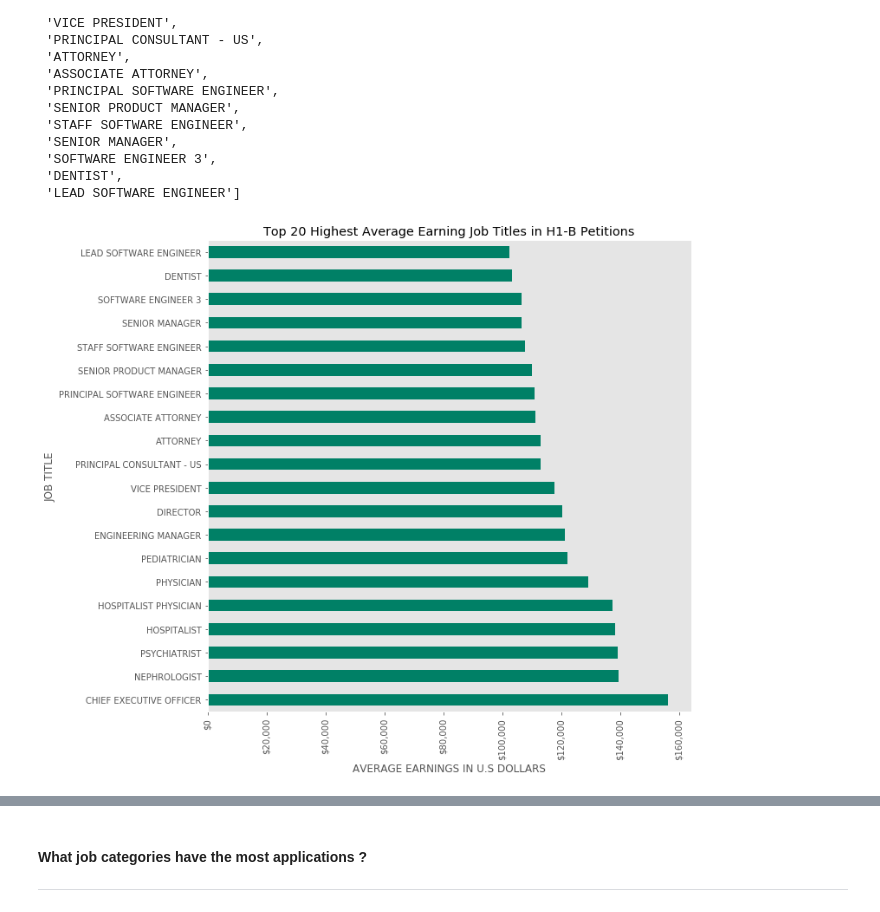
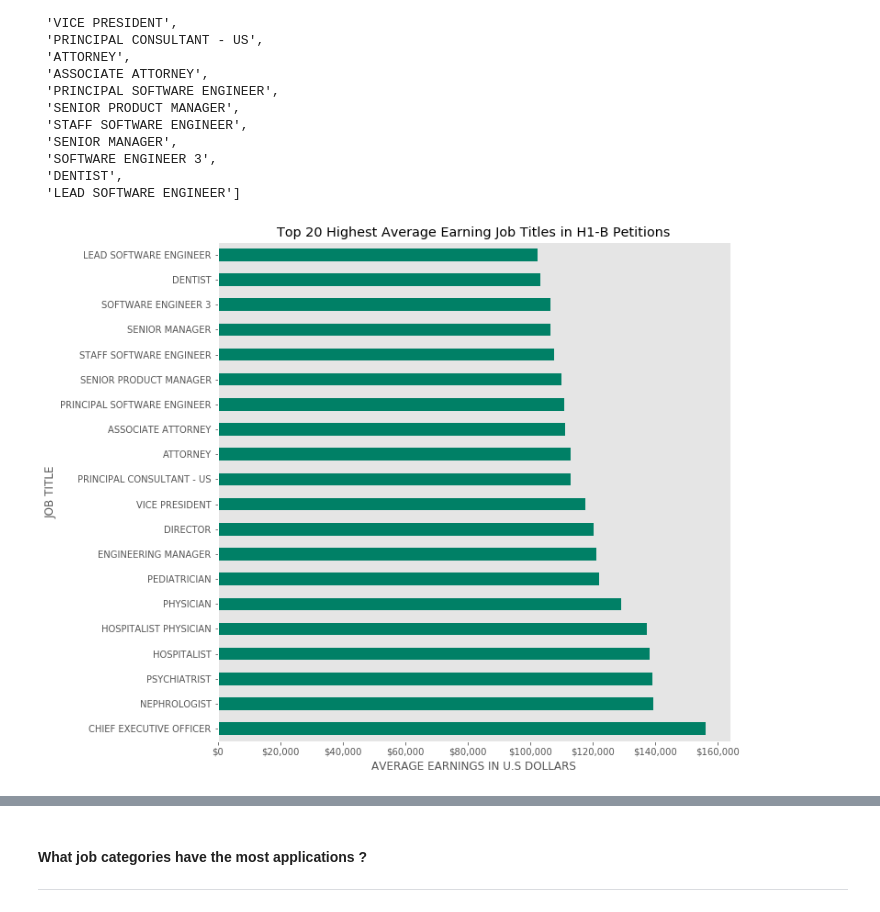
Before and after one commit to david-agumya/CS6220-Data-Mining, a Jupyter notebook: Final Project/Final Project Analysis.ipynb, the cells around one changed output, grey strips where cells are left out. Cells and saved outputs as stored; diff of their text form; code cells hidden in the pictures.

```diff
--- a/Final Project/Final Project Analysis.ipynb
+++ b/Final Project/Final Project Analysis.ipynb
@@ -370,18 +385,18 @@ top_job_wages_list = list(top_job_wages.index)
 # %%
 
 plt.figure()
 ax = top_job_wages[("PREVAILING_WAGE", "mean")].plot.barh(figsize=(10,10),
                                                      grid=False,
                                                      colormap='summer',
                                                      title="Top 20 Highest Average Earning Job Titles in H1-B Petitions")
 ax.set(xlabel='AVERAGE EARNINGS IN U.S DOLLARS', ylabel='JOB TITLE')
 
 # Format the X axis to reflect dollars and present in a more readable format.
 fmt = '${x:,.0f}'
 tick = mtick.StrMethodFormatter(fmt)
 ax.xaxis.set_major_formatter(tick)
-plt.xticks(rotation=90)
+# plt.xticks(rotation=90)
 
 plt.show()
 # %% [output]
-[figure, old version]
+[figure, new version]
```
Also changed, not shown: parts of 46 cells of this notebook.
